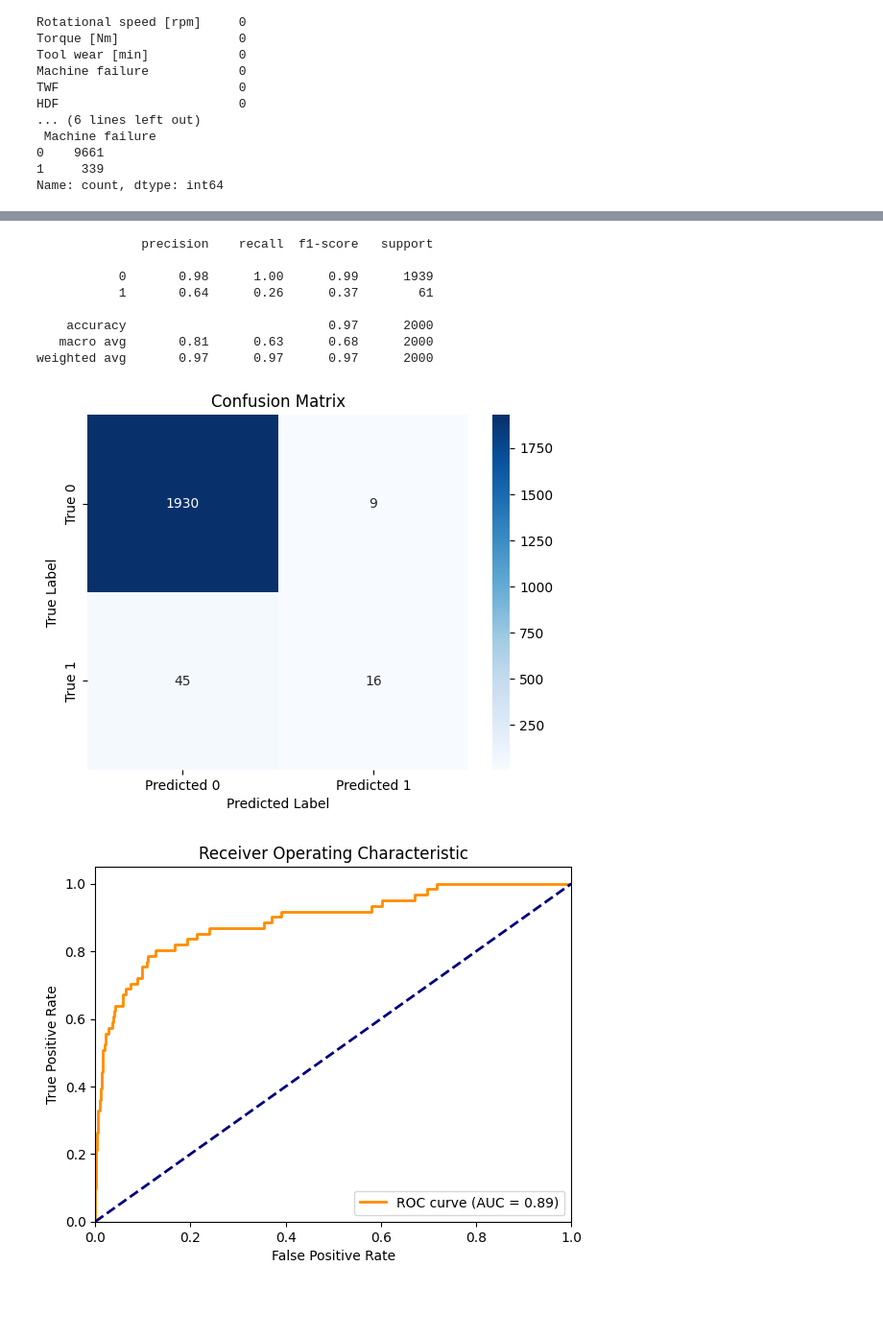
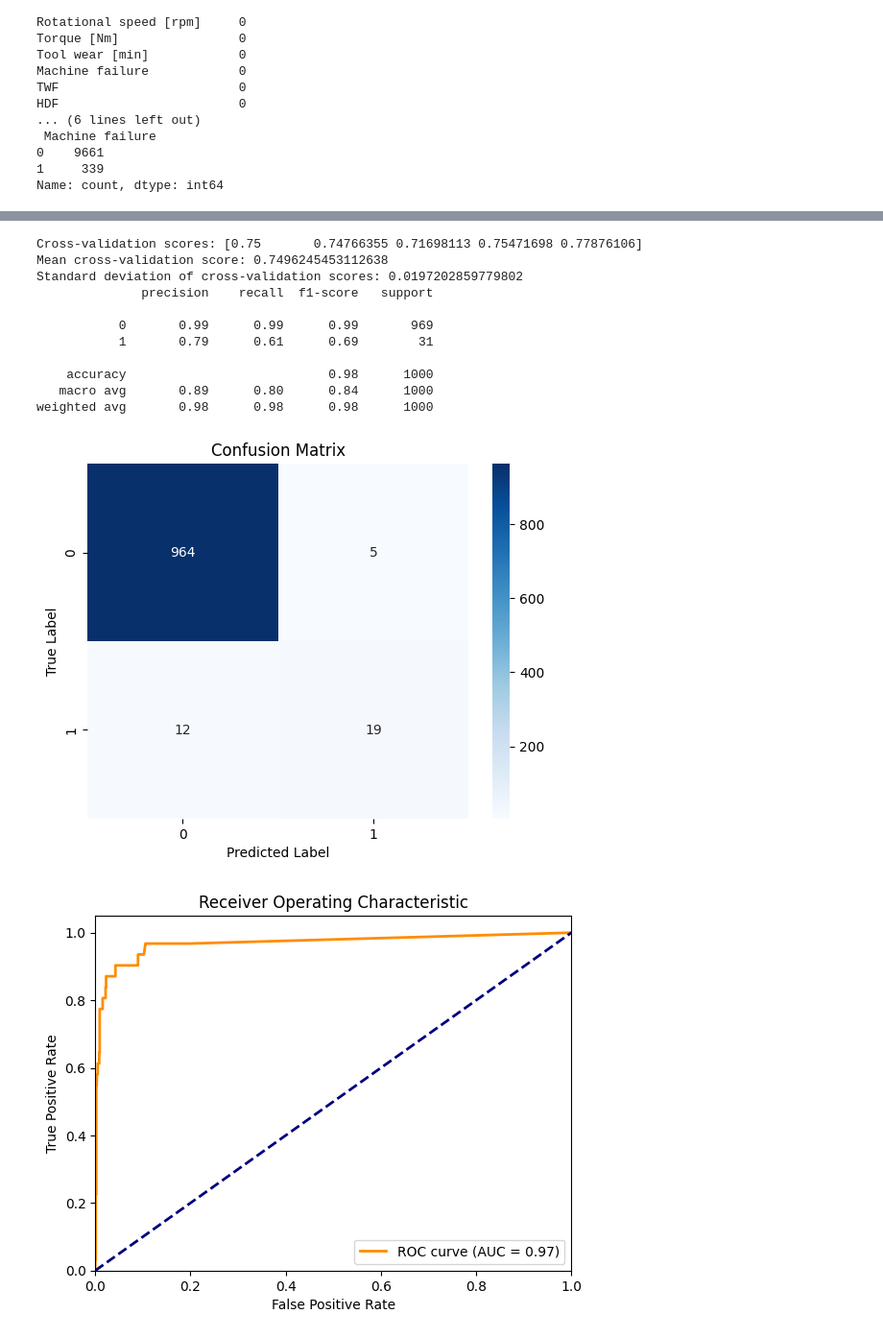
Before and after one commit to andersbloch09/Applied_Machine_Learning_Course, a Jupyter notebook: Solution.ipynb, the cells around one changed output, grey strips where cells are left out. Shown at 96% size. Drawn from its saved outputs; the diff is of its cells as text; code cells hidden in the pictures; blank space fills up the shorter version.

```diff
--- a/Solution.ipynb
+++ b/Solution.ipynb
@@ -61,11 +62,15 @@ HDF                        0
 Name: count, dtype: int64
 # %%
 # Define the target variable and feature variables
-X = df.drop(columns=['Machine failure', 'Product ID', 'Type', 'TWF', 'HDF', 'PWF', 'OSF', 'RNF'])
+X = df.drop(columns=['Machine failure', 'Product ID', 'Type', 'TWF', 'HDF', 'PWF', 'OSF', 'RNF', 'UDI'])
 y = df['Machine failure']
 
 # Split the data into training and testing sets
-X_train, X_test, y_train, y_test = train_test_split(X, y, test_size=0.2, random_state=42)
+X_train, X_test, y_train, y_test = train_test_split(X, y, test_size=0.1, random_state=42)
+
+# Apply Random Under Sampler to the training set
+#undersampler = RandomUnderSampler(random_state=42)
+#X_train_under, y_train_under = undersampler.fit_resample(X_train, y_train)
 
 # Scale the feature variables
 scaler = StandardScaler()
@@ -102,4 +194,15 @@ print(returns)
 # %%
+# Perform cross-validation to check for outliers
+# Stratification: Ensures that each fold has the same proportion of class labels as the original dataset.
+# K-Folds: The dataset is split into k equally sized folds.
+# Training and Validation: In each iteration, one fold is used for validation, and the remaining k-1 folds are used for training.
+cv = StratifiedKFold(n_splits=5, shuffle=True, random_state=42)
+cross_val_scores = cross_val_score(grid_result, X_train_scaled, y_train, cv=cv, scoring='f1')
+
+print("Cross-validation scores:", cross_val_scores)
+print("Mean cross-validation score:", cross_val_scores.mean())
+print("Standard deviation of cross-validation scores:", cross_val_scores.std())
+
 # Assuming y_test and y_pred are already defined
 y_pred = grid_result.predict(X_test_scaled)
 y_pred_proba = grid_result.predict_proba(X_test_scaled)[:, 1]
@@ -121,42 +224,46 @@ roc_auc = auc(fpr, tpr)
 plt.figure()
 plt.plot(fpr, tpr, color='darkorange', lw=2, label=f'ROC curve (AUC = {roc_auc:.2f})')
 plt.plot([0, 1], [0, 1], color='navy', lw=2, linestyle='--')
 plt.xlim([0.0, 1.0])
 plt.ylim([0.0, 1.05])
 plt.xlabel('False Positive Rate')
 plt.ylabel('True Positive Rate')
 plt.title('Receiver Operating Characteristic')
 plt.legend(loc="lower right")
 plt.show()
 
 precision, recall, _ = precision_recall_curve(y_test, y_pred_proba)
 plt.figure()
 plt.plot(recall, precision, color='blue', lw=2)
 plt.xlabel('Recall')
 plt.ylabel('Precision')
 plt.title('Precision-Recall curve')
 plt.show()
 
 
 
-coefficients = grid_result.coef_[0]  # Access the best estimator's coefficients
+# Assuming grid_result is the best Random Forest model from GridSearchCV
+feature_importances = grid_result.feature_importances_
 feature_names = X.columns  # Ensure feature names are taken from the correct DataFrame
 
 # Create a DataFrame for feature importances
-feature_importances = pd.DataFrame({
+feature_importances_df = pd.DataFrame({
     'Feature': feature_names,
-    'Coefficient': coefficients
-}).sort_values(by='Coefficient', ascending=False)
+    'Importance': feature_importances
+}).sort_values(by='Importance', ascending=False)
 
-print(feature_importances)
+print(feature_importances_df)
 # %% [output]
+Cross-validation scores: [0.75       0.74766355 0.71698113 0.75471698 0.77876106]
+Mean cross-validation score: 0.7496245453112638
+Standard deviation of cross-validation scores: 0.0197202859779802
               precision    recall  f1-score   support
 
-           0       0.98      1.00      0.99      1939
-           1       0.64      0.26      0.37        61
+           0       0.99      0.99      0.99       969
+           1       0.79      0.61      0.69        31
 
-    accuracy                           0.97      2000
-   macro avg       0.81      0.63      0.68      2000
-weighted avg       0.97      0.97      0.97      2000
+    accuracy                           0.98      1000
+   macro avg       0.89      0.80      0.84      1000
+weighted avg       0.98      0.98      0.98      1000
-[figure, old version]
+[figure, new version]
-[figure, old version]
+[figure, new version]
```
Also changed, not shown: parts of 6 cells of this notebook.
